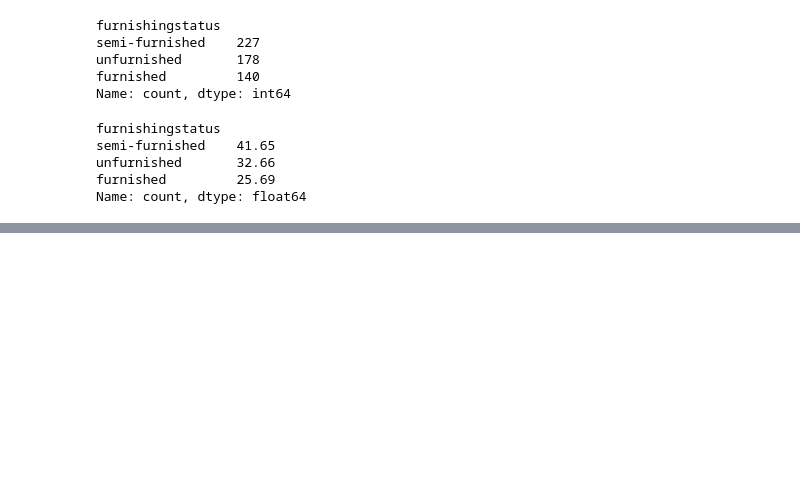
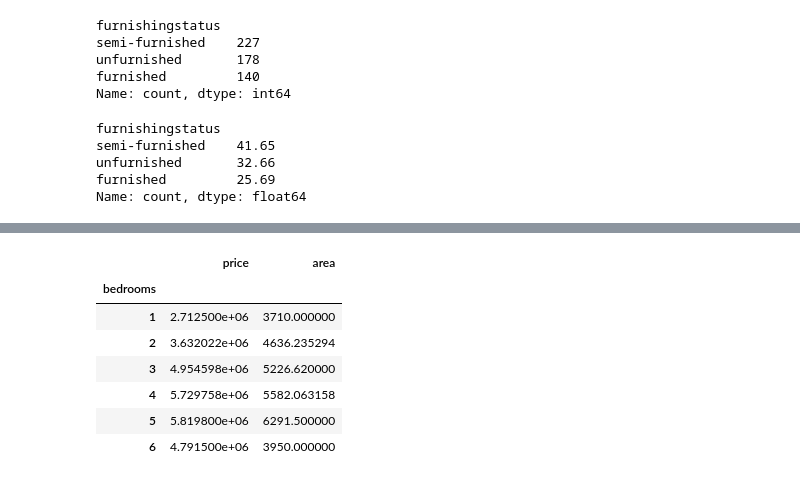
Before and after one commit to CabHug/Portfolio, a Jupyter notebook: Practicas/practica-pandas.ipynb, the cells around one changed output, grey strips where cells are left out. Cells and saved outputs as stored; diff of their text form; code cells hidden in the pictures; blank space fills up the shorter version.

```diff
--- a/Practicas/practica-pandas.ipynb
+++ b/Practicas/practica-pandas.ipynb
@@ -277,0 +306,17 @@ Name: count, dtype: float64
+# %%
+# Puedo aplicar diferentes operaciones sobre una misma variable usando groupby() y agg()
+housing.groupby('bedrooms').agg(
+    {
+        'price': 'mean',
+        'area': 'mean'
+    }
+)
+# %% [output]
+|  | price | area |
+| bedrooms |  |  |
+| 1 | 2.712500e+06 | 3710.000000 |
+| 2 | 3.632022e+06 | 4636.235294 |
+| 3 | 4.954598e+06 | 5226.620000 |
+| 4 | 5.729758e+06 | 5582.063158 |
+| 5 | 5.819800e+06 | 6291.500000 |
+| 6 | 4.791500e+06 | 3950.000000 |
```
Also changed, not shown: parts of 4 cells of this notebook, 1 other file.
